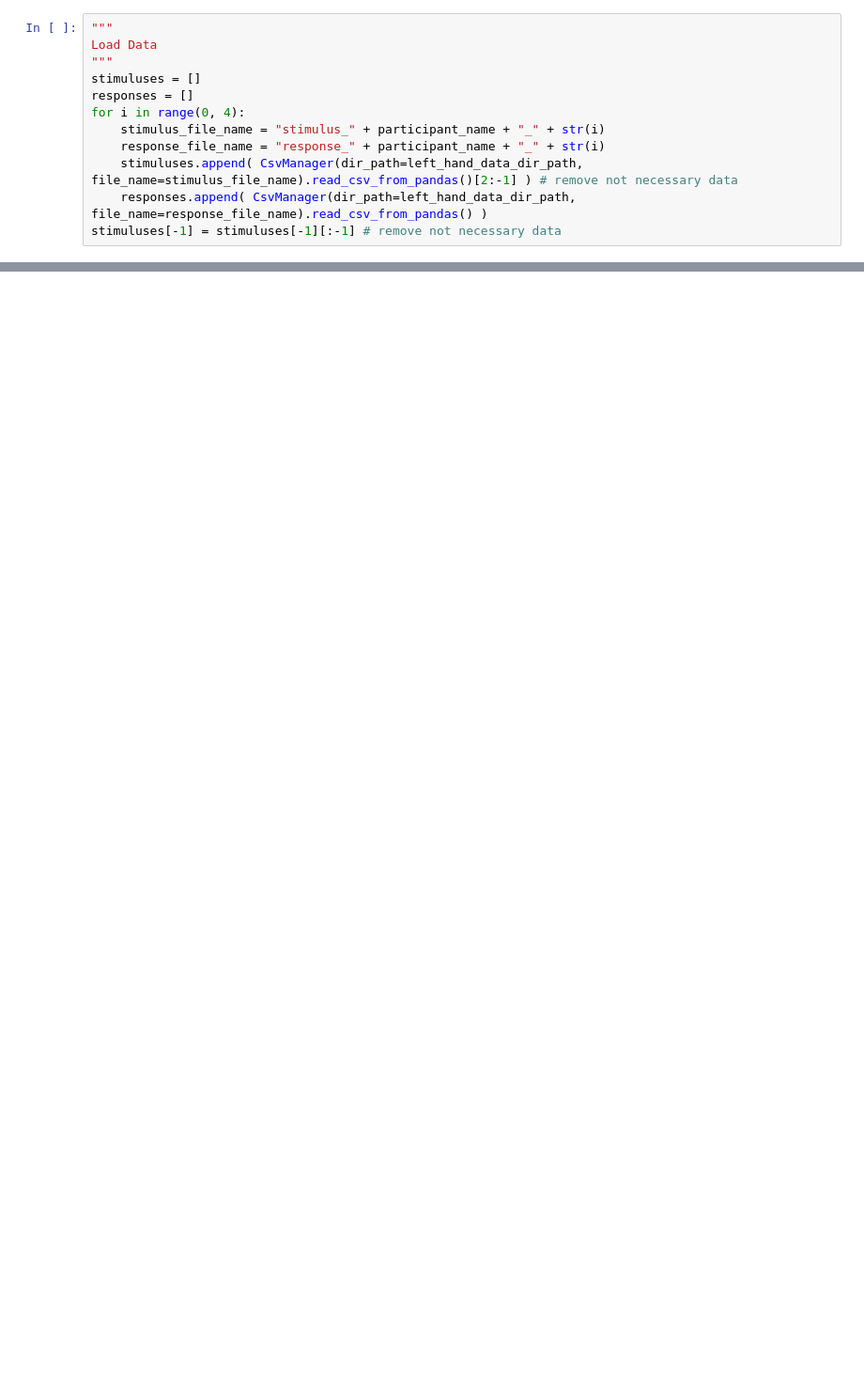
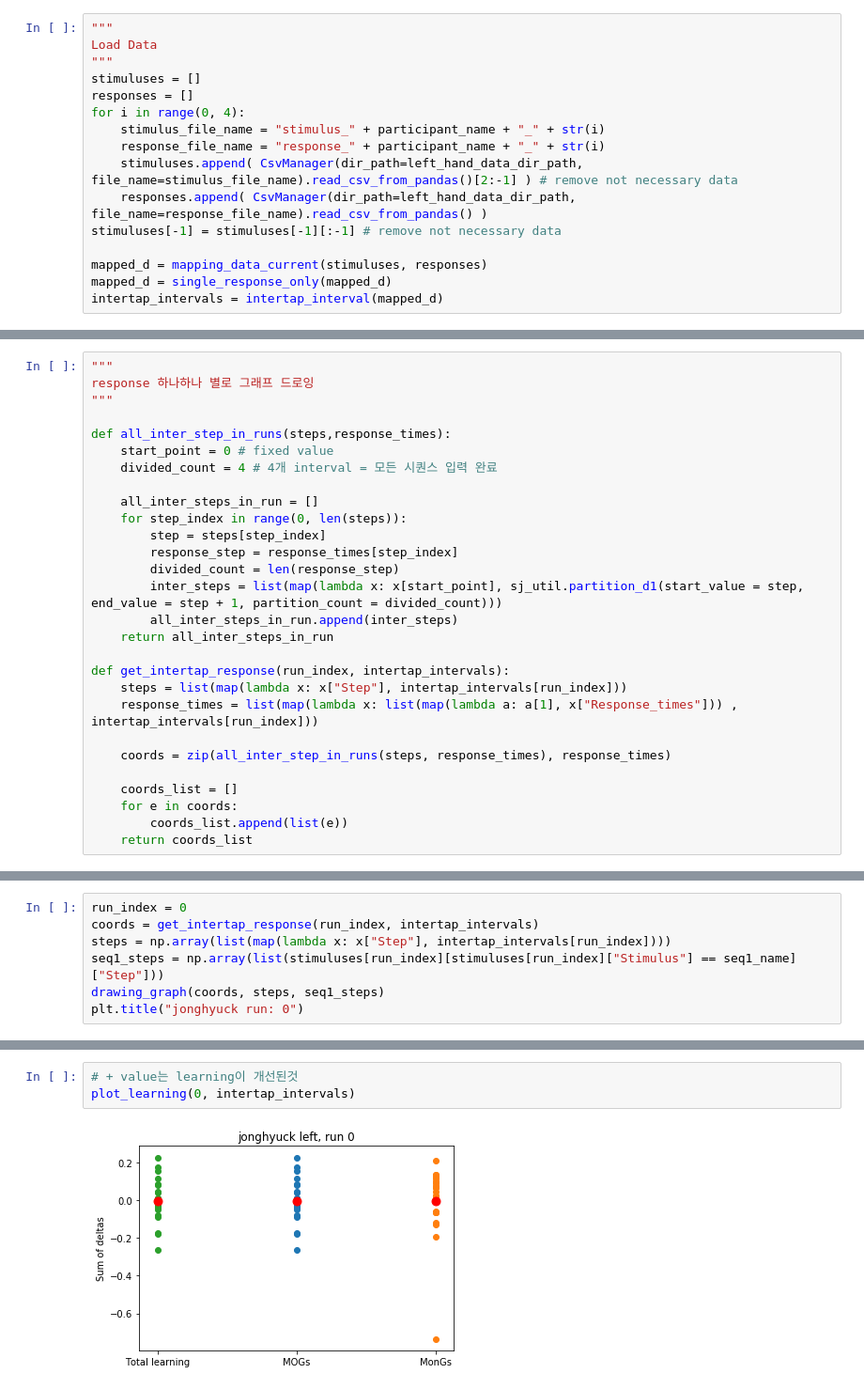
Before and after one commit to SeojinYoon/Statistics_sj, a Jupyter notebook: CLMN/Replay_Exp/experiment/20210325_blueprint_0324v2/analysis_intertap.ipynb, the cells around one changed output, grey strips where cells are left out. Shown at 94% size. Saved outputs shown, nothing was run; the diff lists cells and outputs as text; blank space fills up the shorter version.

```diff
--- a/CLMN/Replay_Exp/experiment/20210325_blueprint_0324v2/analysis_intertap.ipynb
+++ b/CLMN/Replay_Exp/experiment/20210325_blueprint_0324v2/analysis_intertap.ipynb
@@ -64,3 +106,7 @@ for i in range(0, 4):
     stimuluses.append( CsvManager(dir_path=left_hand_data_dir_path, file_name=stimulus_file_name).read_csv_from_pandas()[2:-1] ) # remove not necessary data
     responses.append( CsvManager(dir_path=left_hand_data_dir_path, file_name=response_file_name).read_csv_from_pandas() )
 stimuluses[-1] = stimuluses[-1][:-1] # remove not necessary data
+
+mapped_d = mapping_data_current(stimuluses, responses)
+mapped_d = single_response_only(mapped_d)
+intertap_intervals = intertap_interval(mapped_d)
@@ -121,0 +208,28 @@ print(100)
+# %%
+"""
+response 하나하나 별로 그래프 드로잉
+"""
+
+def all_inter_step_in_runs(steps,response_times):
+    start_point = 0 # fixed value
+    divided_count = 4 # 4개 interval = 모든 시퀀스 입력 완료
+
+    all_inter_steps_in_run = []
+    for step_index in range(0, len(steps)):
+        step = steps[step_index]
+        response_step = response_times[step_index]
+        divided_count = len(response_step)
+        inter_steps = list(map(lambda x: x[start_point], sj_util.partition_d1(start_value = step, end_value = step + 1, partition_count = divided_count)))
+        all_inter_steps_in_run.append(inter_steps)
+    return all_inter_steps_in_run
+
+def get_intertap_response(run_index, intertap_intervals):
+    steps = list(map(lambda x: x["Step"], intertap_intervals[run_index]))
+    response_times = list(map(lambda x: list(map(lambda a: a[1], x["Response_times"])) , intertap_intervals[run_index]))
+
+    coords = zip(all_inter_step_in_runs(steps, response_times), response_times)
+
+    coords_list = []
+    for e in coords:
+        coords_list.append(list(e))
+    return coords_list
@@ -121,0 +287,7 @@ print(100)
+# %%
+run_index = 0
+coords = get_intertap_response(run_index, intertap_intervals)
+steps = np.array(list(map(lambda x: x["Step"], intertap_intervals[run_index])))
+seq1_steps = np.array(list(stimuluses[run_index][stimuluses[run_index]["Stimulus"] == seq1_name]["Step"]))
+drawing_graph(coords, steps, seq1_steps)
+plt.title("jonghyuck run: 0")
@@ -121,0 +403,5 @@ print(100)
+# %%
+# + value는 learning이 개선된것
+plot_learning(0, intertap_intervals)
+# %% [output]
+[figure, added]
```
Also changed, not shown: parts of 15 cells of this notebook, 5 other files.
